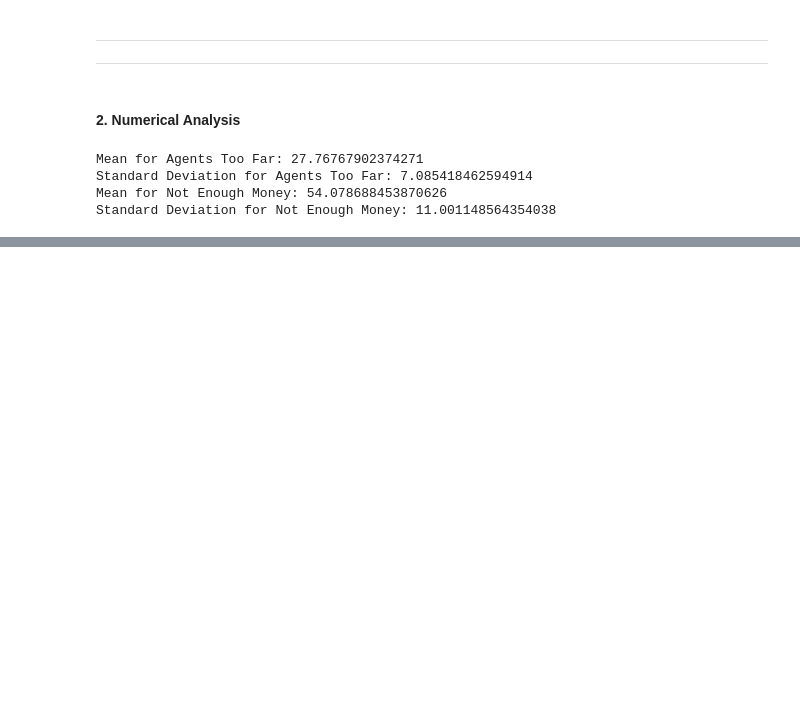
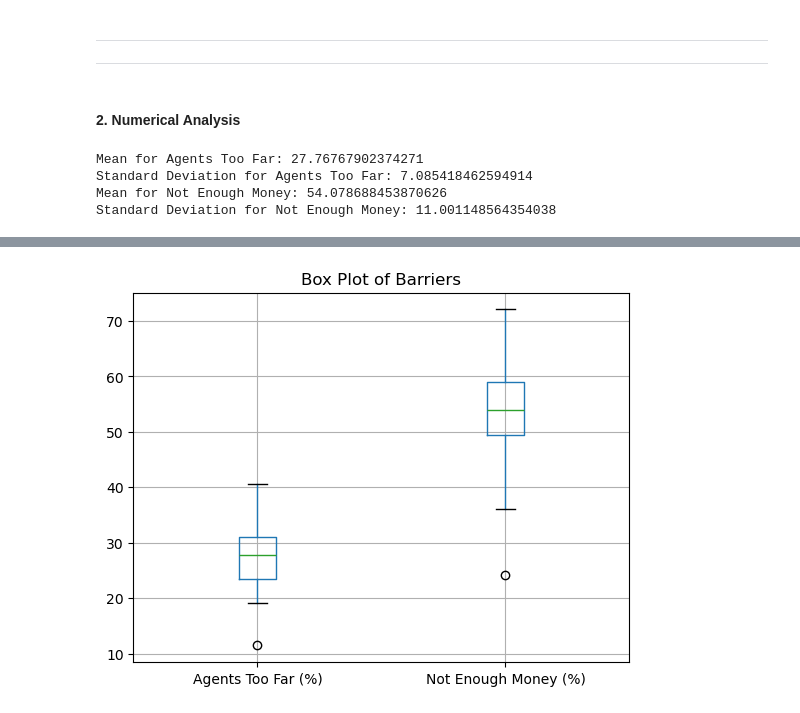
Before and after one commit to Nkosinathiz/Financial-Barriers-to-Mobile-Money, a Jupyter notebook: FinacialBarriers.ipynb, the cells around one changed output, grey strips where cells are left out. Saved outputs shown, nothing was run; the diff lists cells and outputs as text; code cells hidden in the pictures; blank space fills up the shorter version.

```diff
--- a/FinacialBarriers.ipynb
+++ b/FinacialBarriers.ipynb
@@ -155,0 +187,8 @@ Standard Deviation for Not Enough Money: 11.001148564354038
+# %%
+# A Box plot
+
+df_merged[['Agents Too Far (%)', 'Not Enough Money (%)']].boxplot()
+plt.title('Box Plot of Barriers')
+plt.show()
+# %% [output]
+[figure, added]
```
Also changed, not shown: parts of 7 cells of this notebook, 3 other files.
